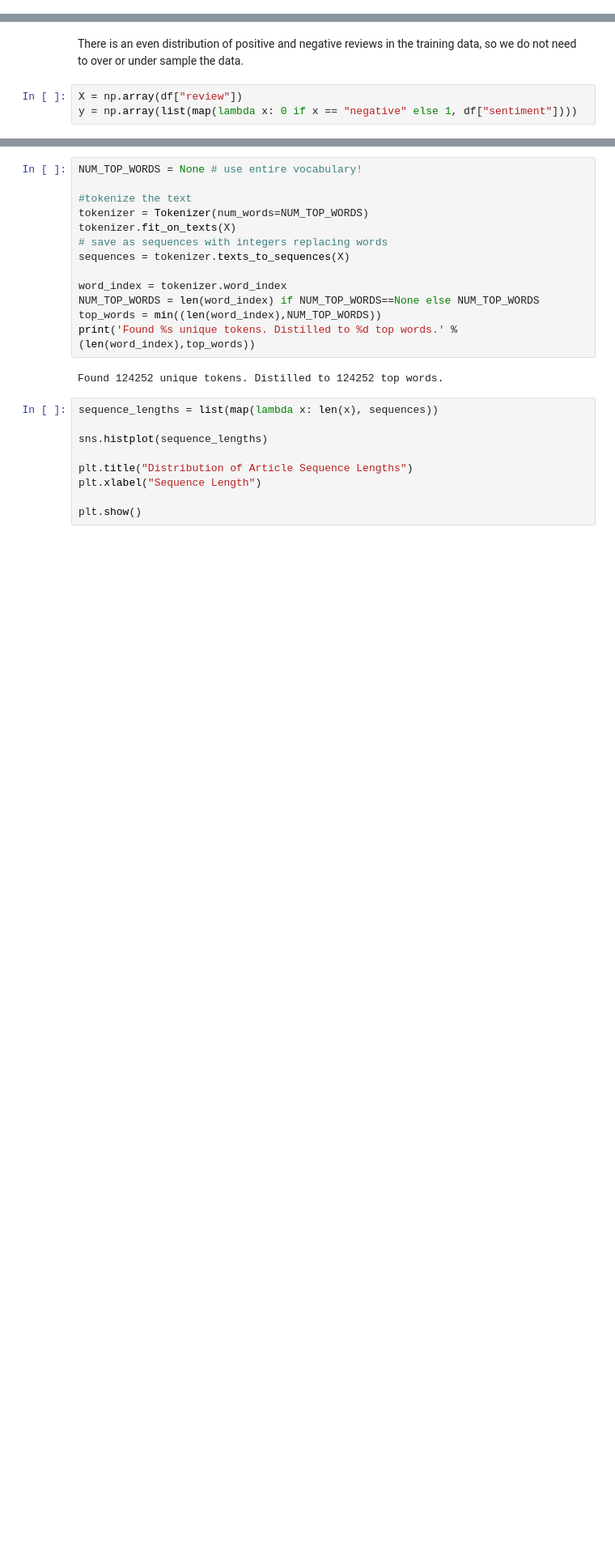
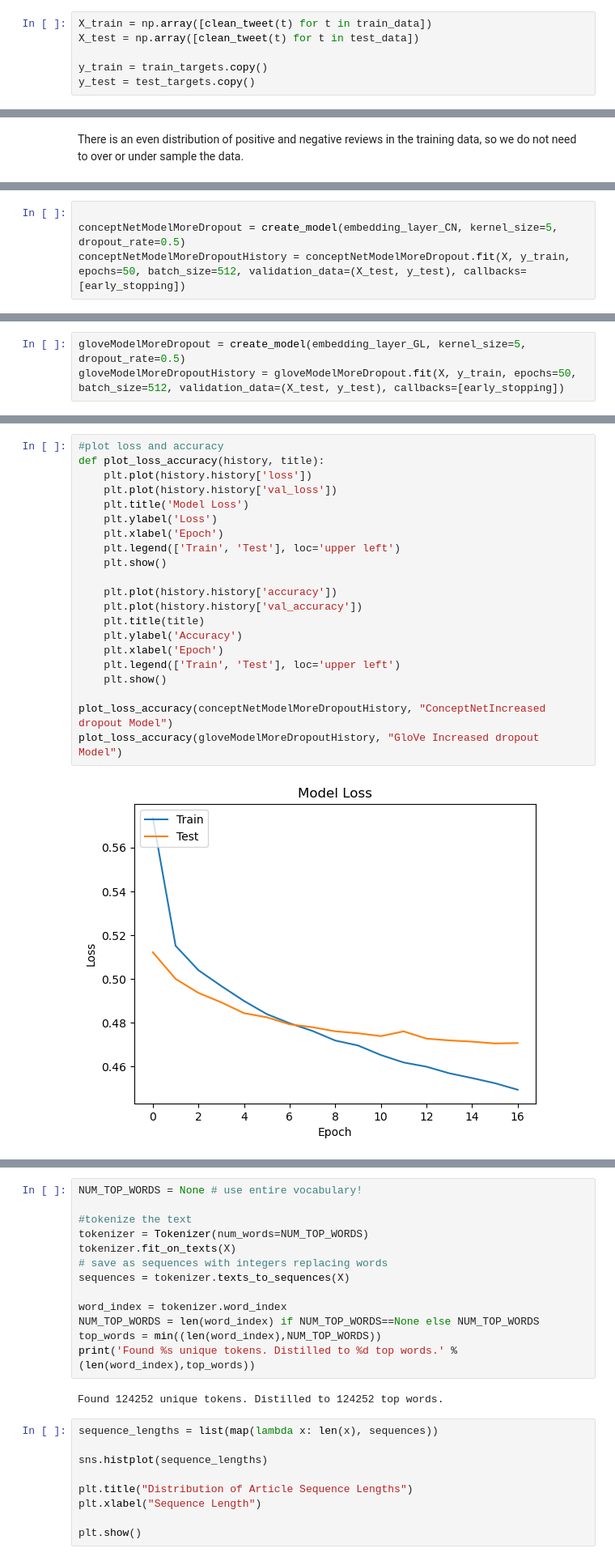
Before and after one commit to lattiric/ML_NN_Final_Proj, a Jupyter notebook: labWill.ipynb, the cells around one changed output, grey strips where cells are left out. Shown: that part at 81% size. Drawn from its saved outputs; the diff is of its cells as text; blank space fills up the shorter version.

Commit message:
Added Models to file

```diff
--- a/labWill.ipynb
+++ b/labWill.ipynb
@@ -103,3 +100,9 @@ train_data,test_data,train_targets,test_targets = train_test_split(raw_tweet_dat
+# %%
+X_train = np.array([clean_tweet(t) for t in train_data])
+X_test = np.array([clean_tweet(t) for t in test_data])
+
+y_train = train_targets.copy()
+y_test = test_targets.copy()
 # %%
 from tensorflow import keras
 from tensorflow.keras.preprocessing.text import Tokenizer
@@ -131,5 +143,2 @@ print(np.max(X))
 # %% [markdown]
 There is an even distribution of positive and negative reviews in the training data, so we do not need to over or under sample the data.
-# %%
-X = np.array(df["review"])
-y = np.array(list(map(lambda x: 0 if x == "negative" else 1, df["sentiment"])))
@@ -135,0 +275,4 @@ y = np.array(list(map(lambda x: 0 if x == "negative" else 1, df["sentiment"])))
+# %%
+
+conceptNetModelMoreDropout = create_model(embedding_layer_CN, kernel_size=5, dropout_rate=0.5)
+conceptNetModelMoreDropoutHistory = conceptNetModelMoreDropout.fit(X, y_train, epochs=50, batch_size=512, validation_data=(X_test, y_test), callbacks=[early_stopping])
@@ -135,0 +297,3 @@ y = np.array(list(map(lambda x: 0 if x == "negative" else 1, df["sentiment"])))
+# %%
+gloveModelMoreDropout = create_model(embedding_layer_GL, kernel_size=5, dropout_rate=0.5)
+gloveModelMoreDropoutHistory = gloveModelMoreDropout.fit(X, y_train, epochs=50, batch_size=512, validation_data=(X_test, y_test), callbacks=[early_stopping])
@@ -135,0 +318,23 @@ y = np.array(list(map(lambda x: 0 if x == "negative" else 1, df["sentiment"])))
+# %%
+#plot loss and accuracy
+def plot_loss_accuracy(history, title):
+    plt.plot(history.history['loss'])
+    plt.plot(history.history['val_loss'])
+    plt.title('Model Loss')
+    plt.ylabel('Loss')
+    plt.xlabel('Epoch')
+    plt.legend(['Train', 'Test'], loc='upper left')
+    plt.show()
+
+    plt.plot(history.history['accuracy'])
+    plt.plot(history.history['val_accuracy'])
+    plt.title(title)
+    plt.ylabel('Accuracy')
+    plt.xlabel('Epoch')
+    plt.legend(['Train', 'Test'], loc='upper left')
+    plt.show()
+
+plot_loss_accuracy(conceptNetModelMoreDropoutHistory, "ConceptNetIncreased dropout Model")
+plot_loss_accuracy(gloveModelMoreDropoutHistory, "GloVe Increased dropout Model")
+# %% [output]
+[figure, added]
```
Also changed, not shown: parts of 21 cells of this notebook.
